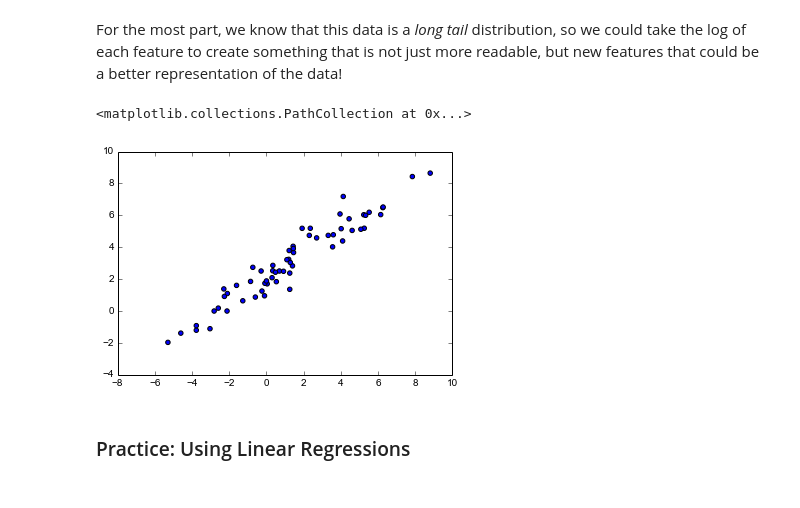
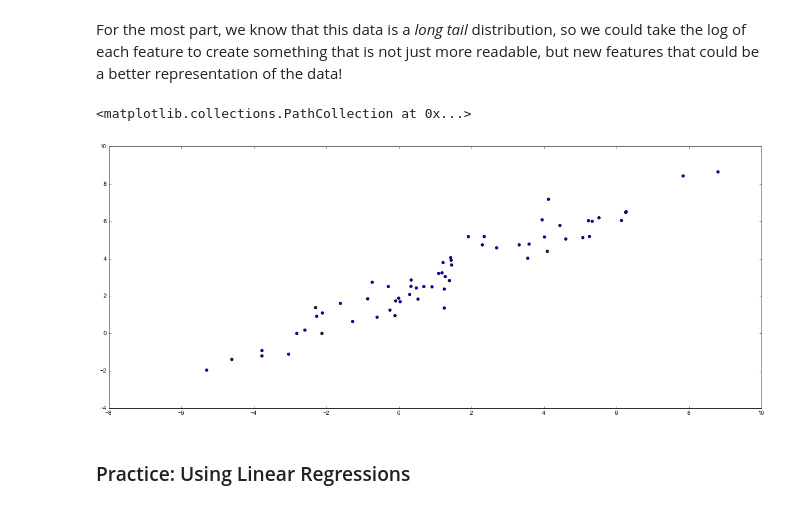
Before and after one commit to khnlimit/DS_HK_2, a Jupyter notebook: notebooks/05 - Linear Regression.ipynb, the cells around one changed output. Saved outputs shown, nothing was run; the diff lists cells and outputs as text; code cells hidden in the pictures.

```diff
--- a/notebooks/05 - Linear Regression.ipynb
+++ b/notebooks/05 - Linear Regression.ipynb
@@ -375,15 +375,15 @@ plt.show()
 For the most part, we know that this data is a _long tail_ distribution, so we could take the log of each feature to create something that is not just more readable, but new features that could be a better representation of the data!
 # %%
 from numpy import log
-# figure(figsize=(20,8))
+plt.figure(figsize=(20,8))
 
 mammals['log_body'] = log(mammals['body'])
 mammals['log_brain'] = log(mammals['brain'])
 
 plt.scatter(mammals['log_body'], mammals['log_brain'])
 # %% [output]
 <matplotlib.collections.PathCollection at 0x...>
-[figure, old version]
+[figure, new version]
 # %% [markdown]
 ### Practice: Using Linear Regressions
 # %%
```
Also changed, not shown: parts of 4 cells of this notebook.
